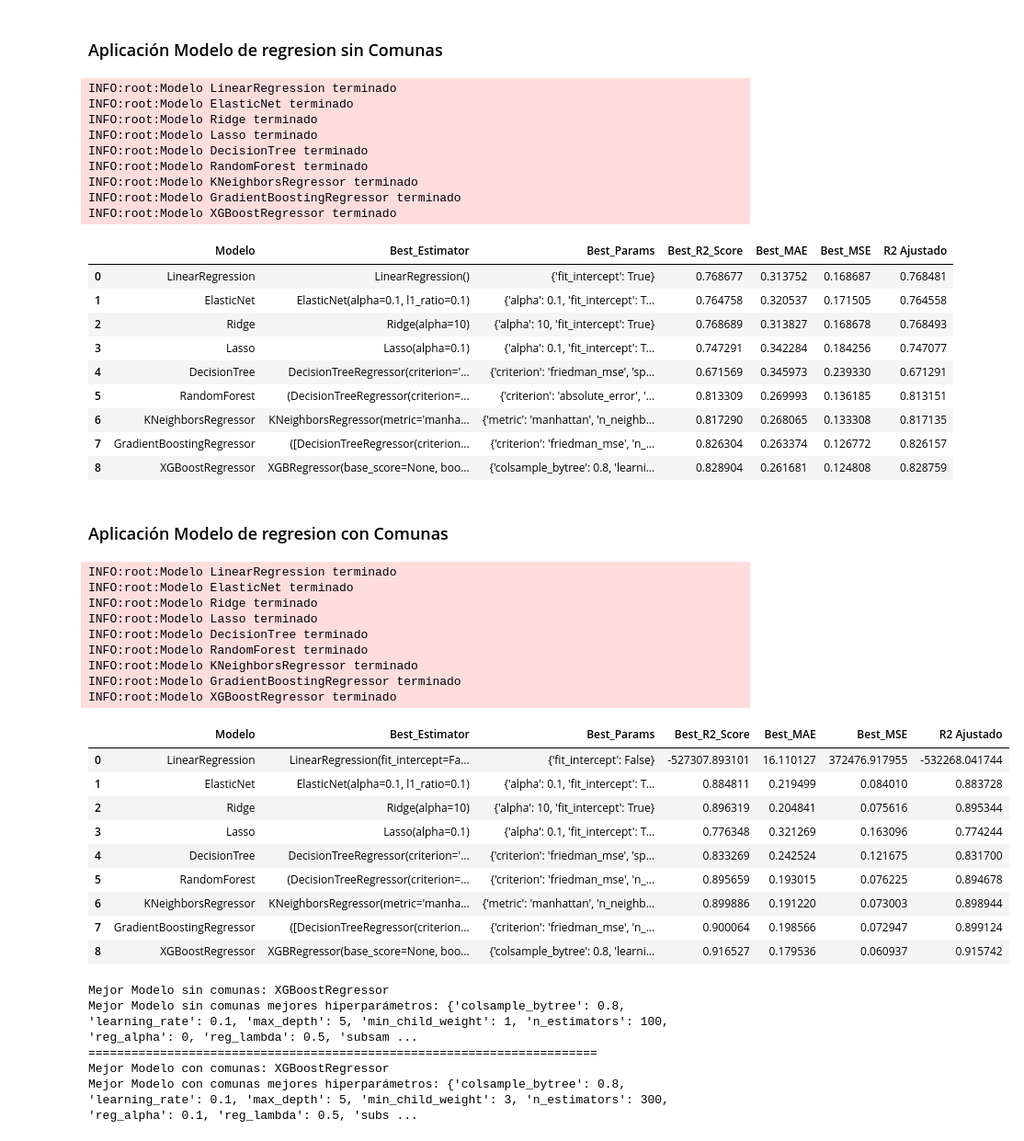
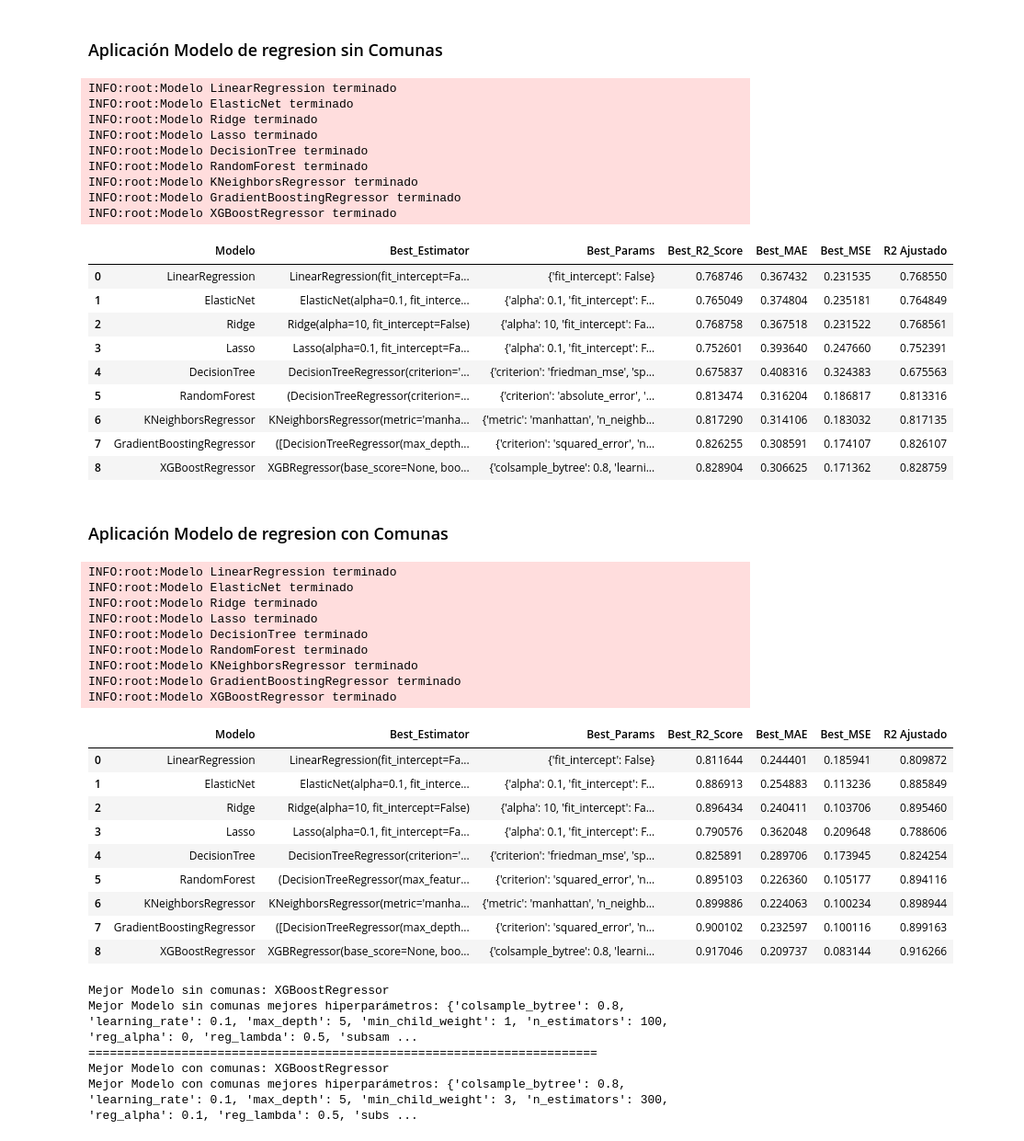
Before and after one commit to mespinoza8/Prediccion-Precio-Casas, a Jupyter notebook: precio_casas.ipynb, the cells around one changed output. Shown at 92% size. Drawn from its saved outputs; the diff is of its cells as text; code cells hidden in the pictures.

```diff
--- a/precio_casas.ipynb
+++ b/precio_casas.ipynb
@@ -407,9 +391,10 @@ def modelos_regresion (X,y):
 # %% [markdown]
 ### Aplicación Modelo de regresion sin Comunas
 # %%
-X_sin_comunas=df_casas_transformed.drop(columns=['Price_UF'])
-y_sin_comunas=df_casas_transformed['Price_UF']
-
+#X_sin_comunas=df_casas_transformed.drop(columns=['Price_UF'])
+#y_sin_comunas=df_casas_transformed['Price_UF']
+X_sin_comunas=X.iloc[:, 0:5].values
+y_sin_comunas=y_transformed.values
 
 df_sin_comunas=modelos_regresion(X_sin_comunas,y_sin_comunas)
 df_sin_comunas
@@ -424,43 +409,44 @@ INFO:root:Modelo KNeighborsRegressor terminado
 INFO:root:Modelo GradientBoostingRegressor terminado
 INFO:root:Modelo XGBoostRegressor terminado
 |  | Modelo | Best_Estimator | Best_Params | Best_R2_Score | Best_MAE | Best_MSE | R2 Ajustado |
-| 0 | LinearRegression | LinearRegression() | {'fit_intercept': True} | 0.768677 | 0.313752 | 0.168687 | 0.768481 |
-| 1 | ElasticNet | ElasticNet(alpha=0.1, l1_ratio=0.1) | {'alpha': 0.1, 'fit_intercept': T... | 0.764758 | 0.320537 | 0.171505 | 0.764558 |
-| 2 | Ridge | Ridge(alpha=10) | {'alpha': 10, 'fit_intercept': True} | 0.768689 | 0.313827 | 0.168678 | 0.768493 |
-| 3 | Lasso | Lasso(alpha=0.1) | {'alpha': 0.1, 'fit_intercept': T... | 0.747291 | 0.342284 | 0.184256 | 0.747077 |
-| 4 | DecisionTree | DecisionTreeRegressor(criterion='... | {'criterion': 'friedman_mse', 'sp... | 0.671569 | 0.345973 | 0.239330 | 0.671291 |
-| 5 | RandomForest | (DecisionTreeRegressor(criterion=... | {'criterion': 'absolute_error', '... | 0.813309 | 0.269993 | 0.136185 | 0.813151 |
-| 6 | KNeighborsRegressor | KNeighborsRegressor(metric='manha... | {'metric': 'manhattan', 'n_neighb... | 0.817290 | 0.268065 | 0.133308 | 0.817135 |
-| 7 | GradientBoostingRegressor | ([DecisionTreeRegressor(criterion... | {'criterion': 'friedman_mse', 'n_... | 0.826304 | 0.263374 | 0.126772 | 0.826157 |
-| 8 | XGBoostRegressor | XGBRegressor(base_score=None, boo... | {'colsample_bytree': 0.8, 'learni... | 0.828904 | 0.261681 | 0.124808 | 0.828759 |
+| 0 | LinearRegression | LinearRegression(fit_intercept=Fa... | {'fit_intercept': False} | 0.768746 | 0.367432 | 0.231535 | 0.768550 |
+| 1 | ElasticNet | ElasticNet(alpha=0.1, fit_interce... | {'alpha': 0.1, 'fit_intercept': F... | 0.765049 | 0.374804 | 0.235181 | 0.764849 |
+| 2 | Ridge | Ridge(alpha=10, fit_intercept=False) | {'alpha': 10, 'fit_intercept': Fa... | 0.768758 | 0.367518 | 0.231522 | 0.768561 |
+| 3 | Lasso | Lasso(alpha=0.1, fit_intercept=Fa... | {'alpha': 0.1, 'fit_intercept': F... | 0.752601 | 0.393640 | 0.247660 | 0.752391 |
+| 4 | DecisionTree | DecisionTreeRegressor(criterion='... | {'criterion': 'friedman_mse', 'sp... | 0.675837 | 0.408316 | 0.324383 | 0.675563 |
+| 5 | RandomForest | (DecisionTreeRegressor(criterion=... | {'criterion': 'absolute_error', '... | 0.813474 | 0.316204 | 0.186817 | 0.813316 |
+| 6 | KNeighborsRegressor | KNeighborsRegressor(metric='manha... | {'metric': 'manhattan', 'n_neighb... | 0.817290 | 0.314106 | 0.183032 | 0.817135 |
+| 7 | GradientBoostingRegressor | ([DecisionTreeRegressor(max_depth... | {'criterion': 'squared_error', 'n... | 0.826255 | 0.308591 | 0.174107 | 0.826107 |
+| 8 | XGBoostRegressor | XGBRegressor(base_score=None, boo... | {'colsample_bytree': 0.8, 'learni... | 0.828904 | 0.306625 | 0.171362 | 0.828759 |
 # %% [markdown]
 ### Aplicación Modelo de regresion con Comunas
 # %%
-X_con_comunas = pd.concat([df_casas_transformed.drop(columns=['Price_UF']).reset_index(drop=True), pd.DataFrame(code_data, columns = encoder.categories_[0])], axis = 1)
-y_con_comunas=df_casas_transformed['Price_UF']
-
+#X_con_comunas = pd.concat([df_casas_transformed.drop(columns=['Price_UF']).reset_index(drop=True), pd.DataFrame(code_data, columns = encoder.categories_[0])], axis = 1)
+#y_con_comunas=df_casas_transformed['Price_UF']
+X_con_comunas=X.values
+y_con_comunas=y_transformed.values
 df_con_comunas=modelos_regresion(X_con_comunas,y_con_comunas)
 df_con_comunas
 # %% [output]
 INFO:root:Modelo LinearRegression terminado
 INFO:root:Modelo ElasticNet terminado
 INFO:root:Modelo Ridge terminado
 INFO:root:Modelo Lasso terminado
 INFO:root:Modelo DecisionTree terminado
 INFO:root:Modelo RandomForest terminado
 INFO:root:Modelo KNeighborsRegressor terminado
 INFO:root:Modelo GradientBoostingRegressor terminado
 INFO:root:Modelo XGBoostRegressor terminado
 |  | Modelo | Best_Estimator | Best_Params | Best_R2_Score | Best_MAE | Best_MSE | R2 Ajustado |
-| 0 | LinearRegression | LinearRegression(fit_intercept=Fa... | {'fit_intercept': False} | -527307.893101 | 16.110127 | 372476.917955 | -532268.041744 |
-| 1 | ElasticNet | ElasticNet(alpha=0.1, l1_ratio=0.1) | {'alpha': 0.1, 'fit_intercept': T... | 0.884811 | 0.219499 | 0.084010 | 0.883728 |
-| 2 | Ridge | Ridge(alpha=10) | {'alpha': 10, 'fit_intercept': True} | 0.896319 | 0.204841 | 0.075616 | 0.895344 |
-| 3 | Lasso | Lasso(alpha=0.1) | {'alpha': 0.1, 'fit_intercept': T... | 0.776348 | 0.321269 | 0.163096 | 0.774244 |
-| 4 | DecisionTree | DecisionTreeRegressor(criterion='... | {'criterion': 'friedman_mse', 'sp... | 0.833269 | 0.242524 | 0.121675 | 0.831700 |
-| 5 | RandomForest | (DecisionTreeRegressor(criterion=... | {'criterion': 'friedman_mse', 'n_... | 0.895659 | 0.193015 | 0.076225 | 0.894678 |
-| 6 | KNeighborsRegressor | KNeighborsRegressor(metric='manha... | {'metric': 'manhattan', 'n_neighb... | 0.899886 | 0.191220 | 0.073003 | 0.898944 |
-| 7 | GradientBoostingRegressor | ([DecisionTreeRegressor(criterion... | {'criterion': 'friedman_mse', 'n_... | 0.900064 | 0.198566 | 0.072947 | 0.899124 |
-| 8 | XGBoostRegressor | XGBRegressor(base_score=None, boo... | {'colsample_bytree': 0.8, 'learni... | 0.916527 | 0.179536 | 0.060937 | 0.915742 |
+| 0 | LinearRegression | LinearRegression(fit_intercept=Fa... | {'fit_intercept': False} | 0.811644 | 0.244401 | 0.185941 | 0.809872 |
+| 1 | ElasticNet | ElasticNet(alpha=0.1, fit_interce... | {'alpha': 0.1, 'fit_intercept': F... | 0.886913 | 0.254883 | 0.113236 | 0.885849 |
+| 2 | Ridge | Ridge(alpha=10, fit_intercept=False) | {'alpha': 10, 'fit_intercept': Fa... | 0.896434 | 0.240411 | 0.103706 | 0.895460 |
+| 3 | Lasso | Lasso(alpha=0.1, fit_intercept=Fa... | {'alpha': 0.1, 'fit_intercept': F... | 0.790576 | 0.362048 | 0.209648 | 0.788606 |
+| 4 | DecisionTree | DecisionTreeRegressor(criterion='... | {'criterion': 'friedman_mse', 'sp... | 0.825891 | 0.289706 | 0.173945 | 0.824254 |
+| 5 | RandomForest | (DecisionTreeRegressor(max_featur... | {'criterion': 'squared_error', 'n... | 0.895103 | 0.226360 | 0.105177 | 0.894116 |
+| 6 | KNeighborsRegressor | KNeighborsRegressor(metric='manha... | {'metric': 'manhattan', 'n_neighb... | 0.899886 | 0.224063 | 0.100234 | 0.898944 |
+| 7 | GradientBoostingRegressor | ([DecisionTreeRegressor(max_depth... | {'criterion': 'squared_error', 'n... | 0.900102 | 0.232597 | 0.100116 | 0.899163 |
+| 8 | XGBoostRegressor | XGBRegressor(base_score=None, boo... | {'colsample_bytree': 0.8, 'learni... | 0.917046 | 0.209737 | 0.083144 | 0.916266 |
 # %%
 print(f"Mejor Modelo sin comunas: {df_sin_comunas.loc[df_sin_comunas['R2 Ajustado'].idxmax()]['Modelo']}")
 print(f"Mejor Modelo sin comunas mejores hiperparámetros: {df_sin_comunas.loc[df_sin_comunas['R2 Ajustado'].idxmax()]['Best_Params']}")
```
Also changed, not shown: parts of 2 cells of this notebook.
